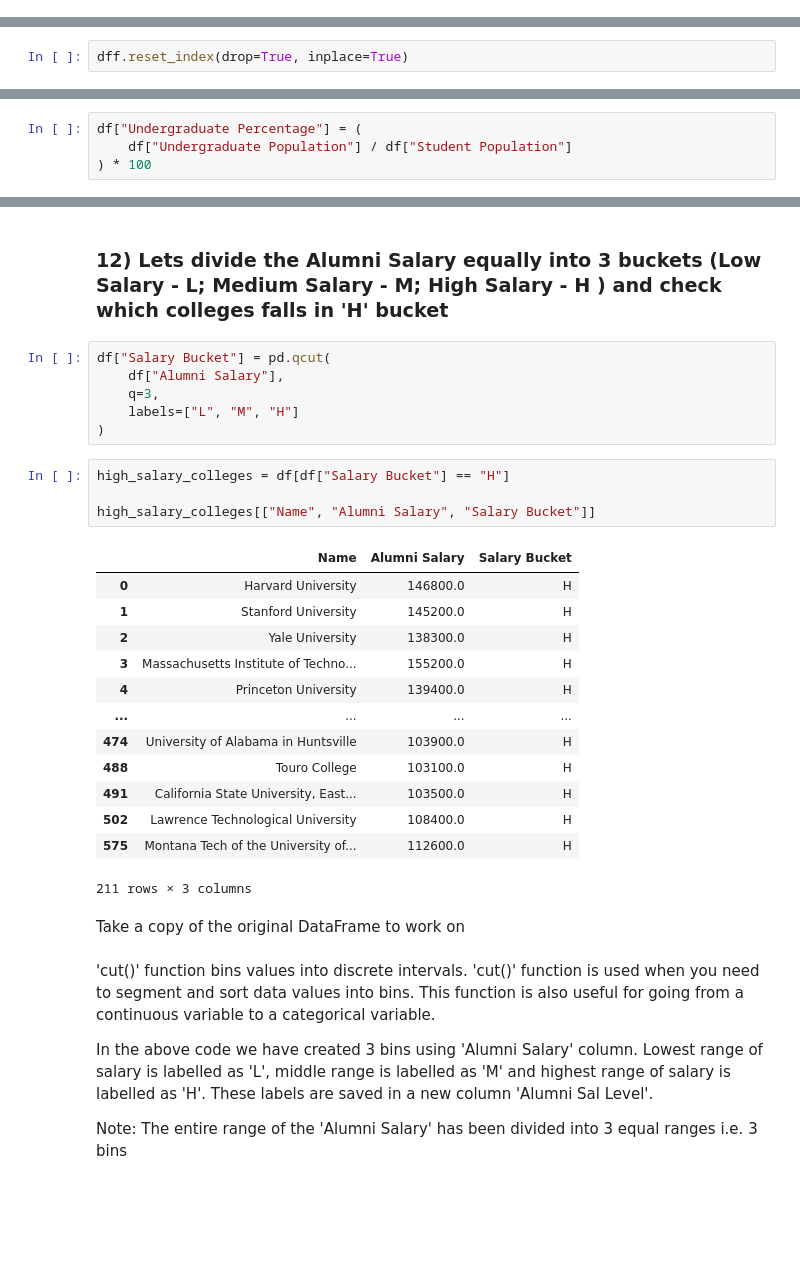
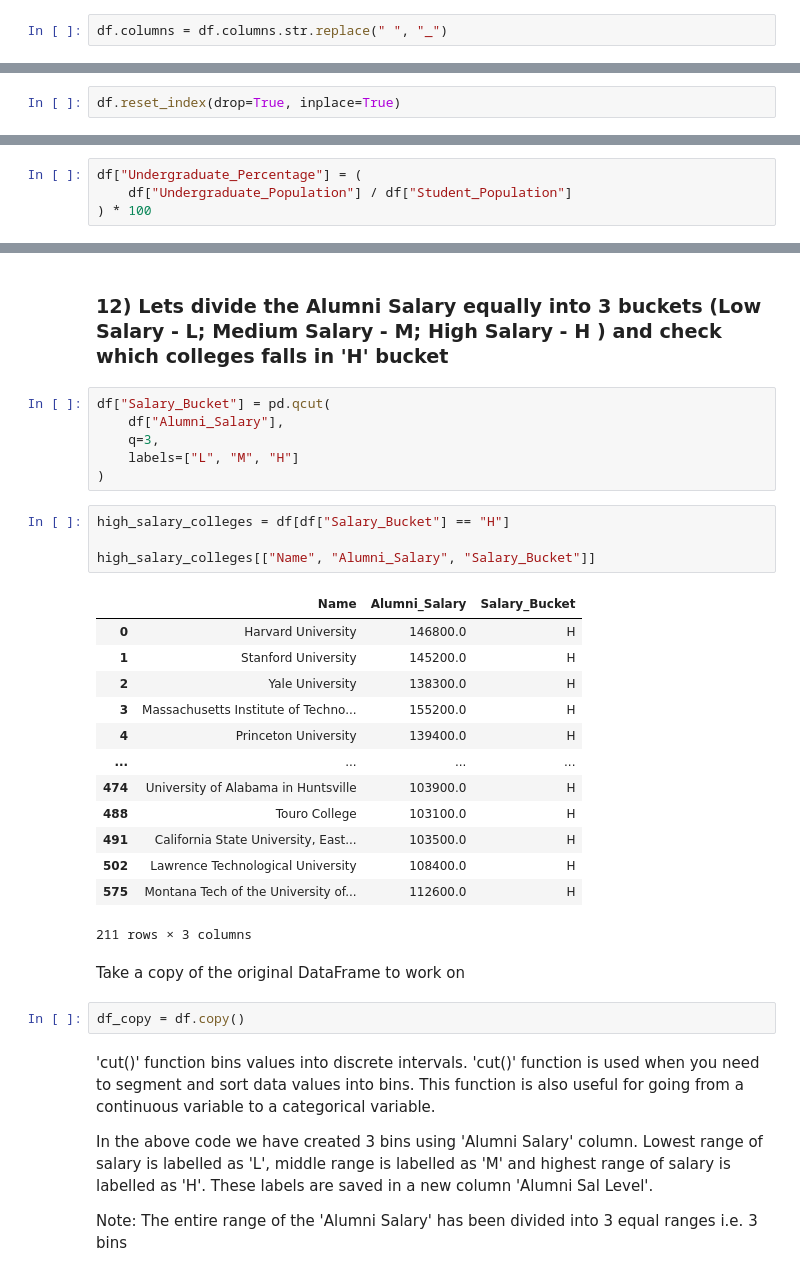
Before and after one commit to vinodh0512/ml-hcl, a Jupyter notebook: ex-1/Forbes_Americas_Questions_Only.ipynb, the cells around one changed output, grey strips where cells are left out. Saved outputs shown, nothing was run; the diff lists cells and outputs as text; blank space fills up the shorter version.

```diff
--- a/ex-1/Forbes_Americas_Questions_Only.ipynb
+++ b/ex-1/Forbes_Americas_Questions_Only.ipynb
@@ -159,10 +165,12 @@ ACT Lower                   97
 ACT Upper                   97
 Website                      5
 dtype: int64
+# %%
+df.columns = df.columns.str.replace(" ", "_")
 # %% [markdown]
 ### Reset the index of the dataframe
 # %%
-dff.reset_index(drop=True, inplace=True)
+df.reset_index(drop=True, inplace=True)
 # %% [markdown]
 ### Check the first 5 rows of the dataset
 # %%
@@ -290,8 +325,8 @@ Name: count, dtype: int64
 # %% [markdown]
 ### 6) What is percentage of undergraduates in each college? (Add a new field to calculate)
 # %%
-df["Undergraduate Percentage"] = (
-    df["Undergraduate Population"] / df["Student Population"]
+df["Undergraduate_Percentage"] = (
+    df["Undergraduate_Population"] / df["Student_Population"]
 ) * 100
 # %%
 df[["Name", "Undergraduate Percentage"]]
@@ -399,17 +434,17 @@ art_colleges[["Name"]]
 # %% [markdown]
 ### 12) Lets divide the Alumni Salary equally into 3 buckets (Low Salary - L; Medium Salary - M; High Salary - H ) and check which colleges falls in 'H' bucket
 # %%
-df["Salary Bucket"] = pd.qcut(
-    df["Alumni Salary"],
+df["Salary_Bucket"] = pd.qcut(
+    df["Alumni_Salary"],
     q=3,
     labels=["L", "M", "H"]
 )
 # %%
-high_salary_colleges = df[df["Salary Bucket"] == "H"]
+high_salary_colleges = df[df["Salary_Bucket"] == "H"]
 
-high_salary_colleges[["Name", "Alumni Salary", "Salary Bucket"]]
+high_salary_colleges[["Name", "Alumni_Salary", "Salary_Bucket"]]
 # %% [output]
-|  | Name | Alumni Salary | Salary Bucket |
+|  | Name | Alumni_Salary | Salary_Bucket |
 | 0 | Harvard University | 146800.0 | H |
 | 1 | Stanford University | 145200.0 | H |
 | 2 | Yale University | 138300.0 | H |
@@ -424,6 +459,8 @@ high_salary_colleges[["Name", "Alumni Salary", "Salary Bucket"]]
 211 rows × 3 columns
 # %% [markdown]
 Take a copy of the original DataFrame to work on
+# %%
+df_copy = df.copy()
 # %% [markdown]
 'cut()' function bins values into discrete intervals. 'cut()' function is used when you need to segment and sort data values into bins. This function is also useful for going from a continuous variable to a categorical variable.
 
```
Also changed, not shown: parts of 28 cells of this notebook, 7 other files.
